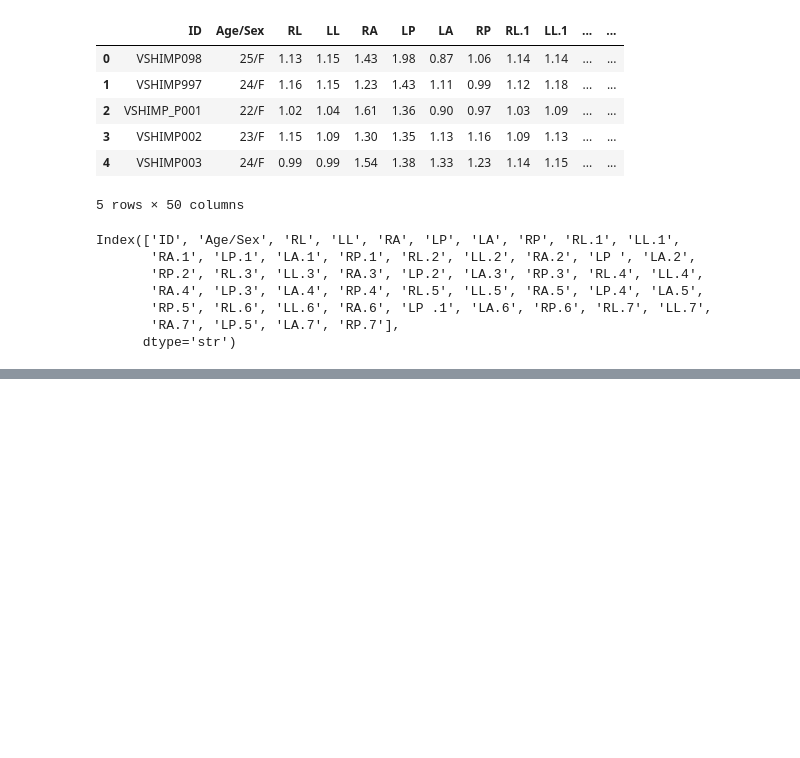
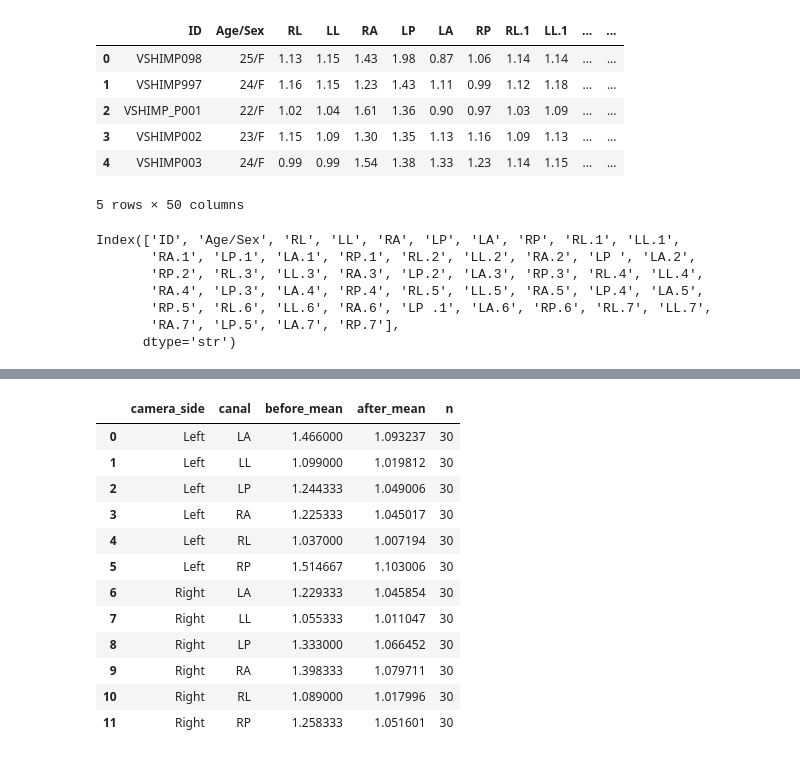
Before and after one commit to abhik12295/ai-vhit-calibration, a Jupyter notebook: main.ipynb, the cells around one changed output, grey strips where cells are left out. Cells and saved outputs as stored; diff of their text form; code cells hidden in the pictures; blank space fills up the shorter version.

```diff
--- a/main.ipynb
+++ b/main.ipynb
@@ -837,14 +279,14 @@ Saved model: himp_percentage_inflation_model.pkl
 # %%
-# # Train model ridge
-# ridge_model.fit(X,y)
-# df_himp["predicted_bias"] = ridge_model.predict(X)
+# Train model ridge
+ridge_model.fit(X,y)
+df_himp["predicted_bias"] = ridge_model.predict(X)
 
-# # soft correction approachL remove only 80% of the predicted bias,
-# # which allows for a more gradual correction and accounts for potential model imperfections.
-# correction_strength = 0.80
+# soft correction approachL remove only 80% of the predicted bias,
+# which allows for a more gradual correction and accounts for potential model imperfections.
+correction_strength = 0.80
 
-# df_himp["corrected_himp_gain"] = df_himp["raw_himp_gain"] - correction_strength * df_himp["predicted_bias"]
+df_himp["corrected_himp_gain"] = df_himp["raw_himp_gain"] - correction_strength * df_himp["predicted_bias"]
 
-# # safety check optional to avoid unrealistic corrections
-# df_himp["corrected_himp_gain"] = df_himp["corrected_himp_gain"].clip(lower=0.65, upper=1.35)
-# df_himp.head()
+# safety check optional to avoid unrealistic corrections
+df_himp["corrected_himp_gain"] = df_himp["corrected_himp_gain"].clip(lower=0.65, upper=1.35)
+df_himp.head()
@@ -875,11 +338,25 @@ Saved model: himp_percentage_inflation_model.pkl
 # %%
-# # 12. Camera-placement effect before vs after
+# 12. Camera-placement effect before vs after
 
-# placement_eval = df_himp.groupby(["camera_side", "canal"]).agg(
-#     before_mean=("raw_himp_gain", "mean"),
-#     after_mean=("corrected_himp_gain", "mean"),
-#     n=("raw_himp_gain", "count")
-# ).reset_index()
+placement_eval = df_himp.groupby(["camera_side", "canal"]).agg(
+    before_mean=("raw_himp_gain", "mean"),
+    after_mean=("corrected_himp_gain", "mean"),
+    n=("raw_himp_gain", "count")
+).reset_index()
 
-# placement_eval
+placement_eval
+# %% [output]
+|  | camera_side | canal | before_mean | after_mean | n |
+| 0 | Left | LA | 1.466000 | 1.093237 | 30 |
+| 1 | Left | LL | 1.099000 | 1.019812 | 30 |
+| 2 | Left | LP | 1.244333 | 1.049006 | 30 |
+| 3 | Left | RA | 1.225333 | 1.045017 | 30 |
+| 4 | Left | RL | 1.037000 | 1.007194 | 30 |
+| 5 | Left | RP | 1.514667 | 1.103006 | 30 |
+| 6 | Right | LA | 1.229333 | 1.045854 | 30 |
+| 7 | Right | LL | 1.055333 | 1.011047 | 30 |
+| 8 | Right | LP | 1.333000 | 1.066452 | 30 |
+| 9 | Right | RA | 1.398333 | 1.079711 | 30 |
+| 10 | Right | RL | 1.089000 | 1.017996 | 30 |
+| 11 | Right | RP | 1.258333 | 1.051601 | 30 |
 # %%
```
Also changed, not shown: parts of 41 cells of this notebook.
